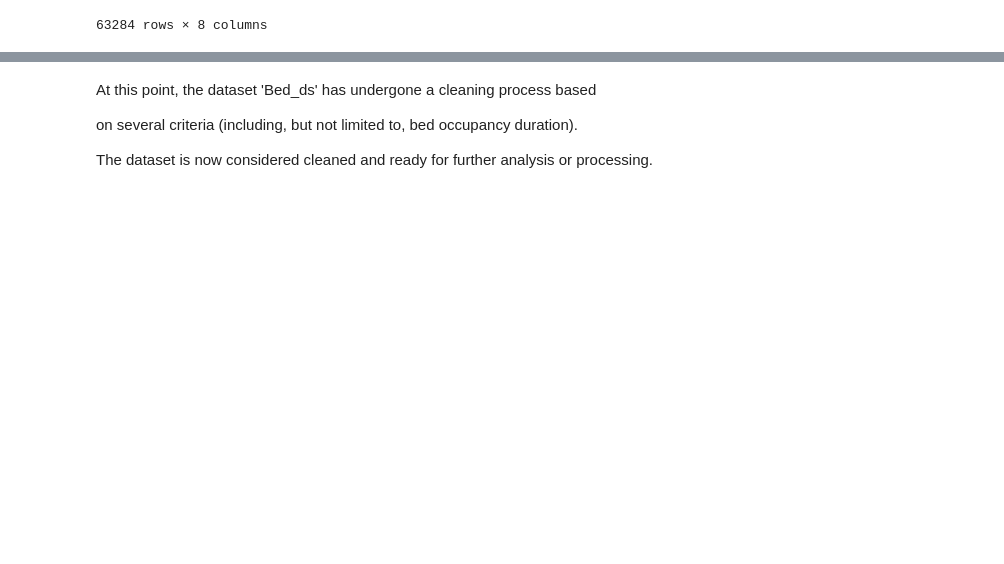
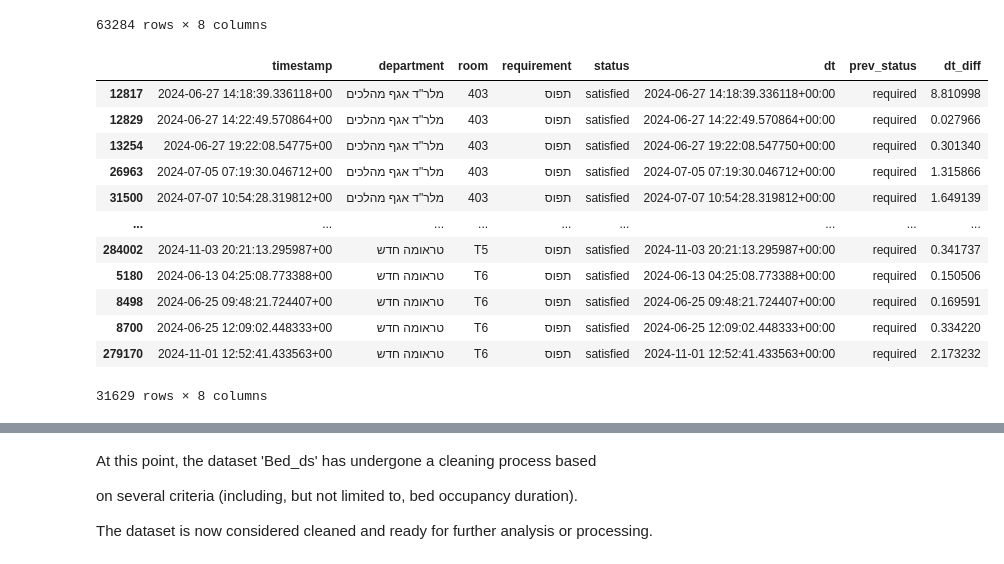
Before and after one commit to smnsht/msc-assignments, a Jupyter notebook: Datathon_2025/beds.ipynb, the cells around one changed output, grey strips where cells are left out. Saved outputs shown, nothing was run; the diff lists cells and outputs as text; code cells hidden in the pictures; blank space fills up the shorter version.

```diff
--- a/Datathon_2025/beds.ipynb
+++ b/Datathon_2025/beds.ipynb
@@ -98,8 +98,23 @@ Bed_ds
 | 490 | 2024-05-22 07:14:21.019975+00 | מלר"ד אגף מהלכים | חדר ספטי 9 | תפוס | satisfied | 2024-05-22 07:14:21.019975+00:00 | satisfied | -3917.639004 |
 63284 rows × 8 columns
 # %%
-# filter out rows with 'status' == 'prev_status'
-Bed_ds = Bed_ds[Bed_ds['status'] != Bed_ds['prev_status']]
+# we want to know only how long the bed was taken, thus we need only rows with 'status' == 'satisfied' and 'prev_status' = 'required'
+Bed_ds = Bed_ds[(Bed_ds['status'] == 'satisfied') & (Bed_ds['prev_status'] == 'required')]
+Bed_ds
+# %% [output]
+|  | timestamp | department | room | requirement | status | dt | prev_status | dt_diff |
+| 12817 | 2024-06-27 14:18:39.336118+00 | מלר"ד אגף מהלכים | 403 | תפוס | satisfied | 2024-06-27 14:18:39.336118+00:00 | required | 8.810998 |
+| 12829 | 2024-06-27 14:22:49.570864+00 | מלר"ד אגף מהלכים | 403 | תפוס | satisfied | 2024-06-27 14:22:49.570864+00:00 | required | 0.027966 |
+| 13254 | 2024-06-27 19:22:08.54775+00 | מלר"ד אגף מהלכים | 403 | תפוס | satisfied | 2024-06-27 19:22:08.547750+00:00 | required | 0.301340 |
+| 26963 | 2024-07-05 07:19:30.046712+00 | מלר"ד אגף מהלכים | 403 | תפוס | satisfied | 2024-07-05 07:19:30.046712+00:00 | required | 1.315866 |
+| 31500 | 2024-07-07 10:54:28.319812+00 | מלר"ד אגף מהלכים | 403 | תפוס | satisfied | 2024-07-07 10:54:28.319812+00:00 | required | 1.649139 |
+| ... | ... | ... | ... | ... | ... | ... | ... | ... |
+| 284002 | 2024-11-03 20:21:13.295987+00 | טראומה חדש | T5 | תפוס | satisfied | 2024-11-03 20:21:13.295987+00:00 | required | 0.341737 |
+| 5180 | 2024-06-13 04:25:08.773388+00 | טראומה חדש | T6 | תפוס | satisfied | 2024-06-13 04:25:08.773388+00:00 | required | 0.150506 |
+| 8498 | 2024-06-25 09:48:21.724407+00 | טראומה חדש | T6 | תפוס | satisfied | 2024-06-25 09:48:21.724407+00:00 | required | 0.169591 |
+| 8700 | 2024-06-25 12:09:02.448333+00 | טראומה חדש | T6 | תפוס | satisfied | 2024-06-25 12:09:02.448333+00:00 | required | 0.334220 |
+| 279170 | 2024-11-01 12:52:41.433563+00 | טראומה חדש | T6 | תפוס | satisfied | 2024-11-01 12:52:41.433563+00:00 | required | 2.173232 |
+31629 rows × 8 columns
 # %%
 from enum import Enum
 
```
Also changed, not shown: parts of 6 cells of this notebook, 1 other file.
